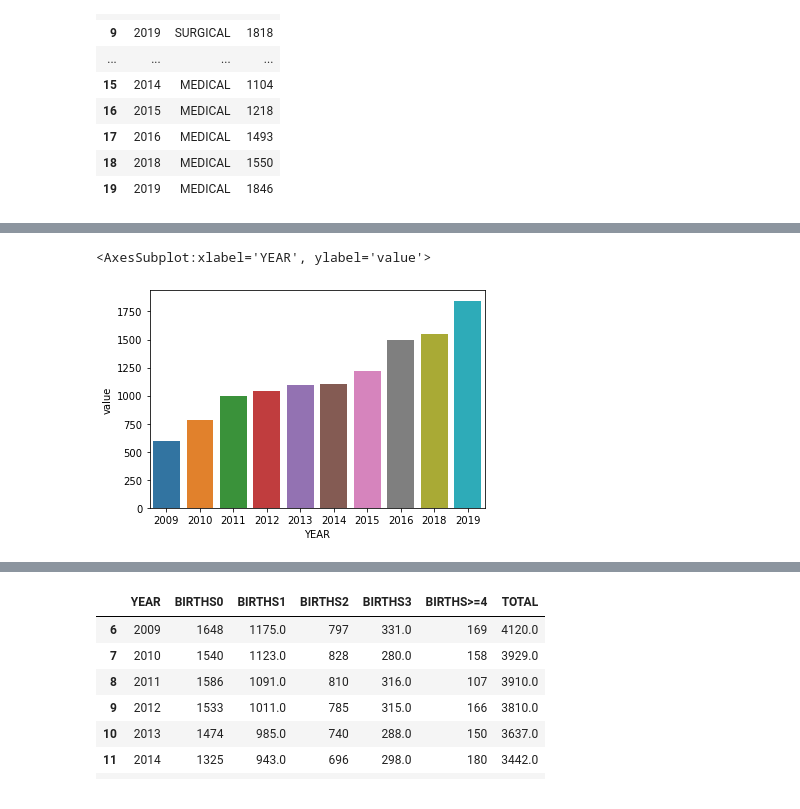
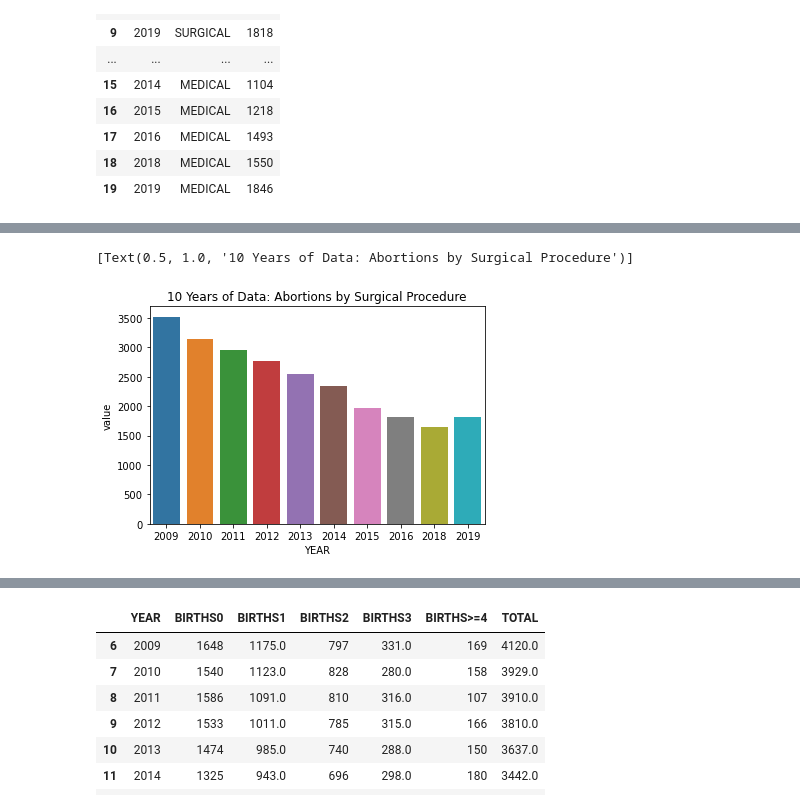
Before and after one commit to Vicky-Kaeser/ky_abortions, a Jupyter notebook: ky_abortion.ipynb, the cells around one changed output, grey strips where cells are left out. Cells and saved outputs as stored; diff of their text form; code cells hidden in the pictures.

```diff
--- a/ky_abortion.ipynb
+++ b/ky_abortion.ipynb
@@ -451,5 +395,5 @@ melted_method
 # %%
-sns.barplot(data=melted_method[melted_method.variable=="MEDICAL"], x="YEAR", y="value")
+sns.barplot(data=melted_method[melted_method.variable=="SURGICAL"], x="YEAR", y="value",ci=None).set(title="10 Years of Data: Abortions by Surgical Procedure")
 # %% [output]
-<AxesSubplot:xlabel='YEAR', ylabel='value'>
+[Text(0.5, 1.0, '10 Years of Data: Abortions by Surgical Procedure')]
-[figure, old version]
+[figure, new version]
```
Also changed, not shown: parts of 83 cells of this notebook, 1 other file.
